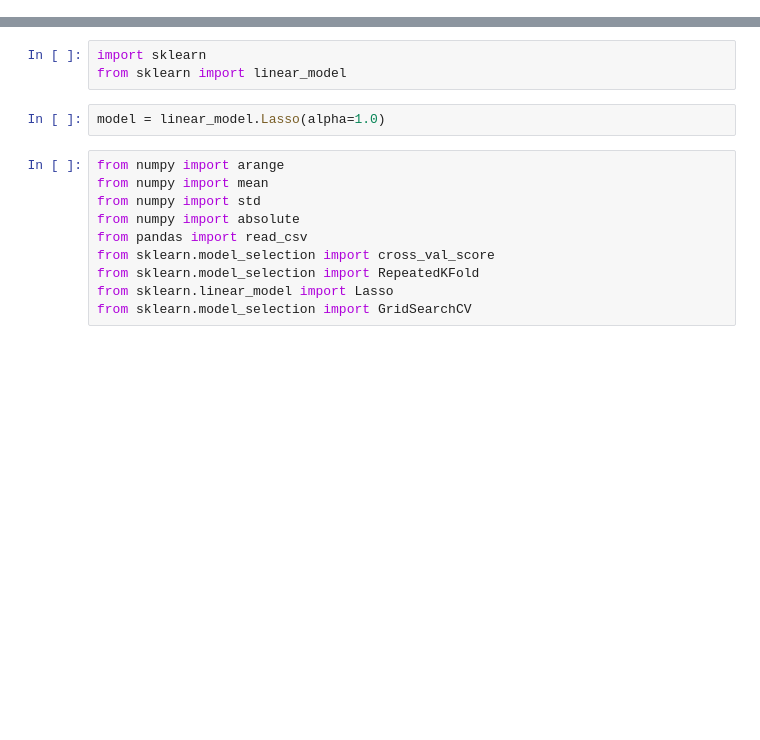
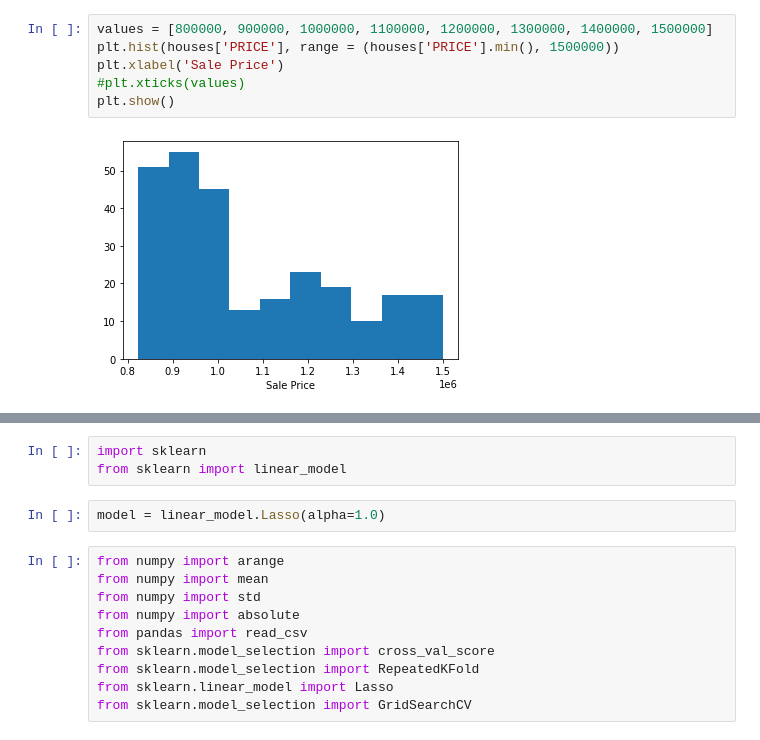
Before and after one commit to Johnle3/MLHousingPrices, a Jupyter notebook: Main.ipynb, the cells around one changed output, grey strips where cells are left out. Saved outputs shown, nothing was run; the diff lists cells and outputs as text; blank space fills up the shorter version.

```diff
--- a/Main.ipynb
+++ b/Main.ipynb
@@ -83,0 +42,8 @@ houses[houses['YEAR BUILT'].isna()]
+# %%
+values = [800000, 900000, 1000000, 1100000, 1200000, 1300000, 1400000, 1500000]
+plt.hist(houses['PRICE'], range = (houses['PRICE'].min(), 1500000))
+plt.xlabel('Sale Price')
+#plt.xticks(values)
+plt.show()
+# %% [output]
+[figure, added]
```
Also changed, not shown: parts of 20 cells of this notebook.
